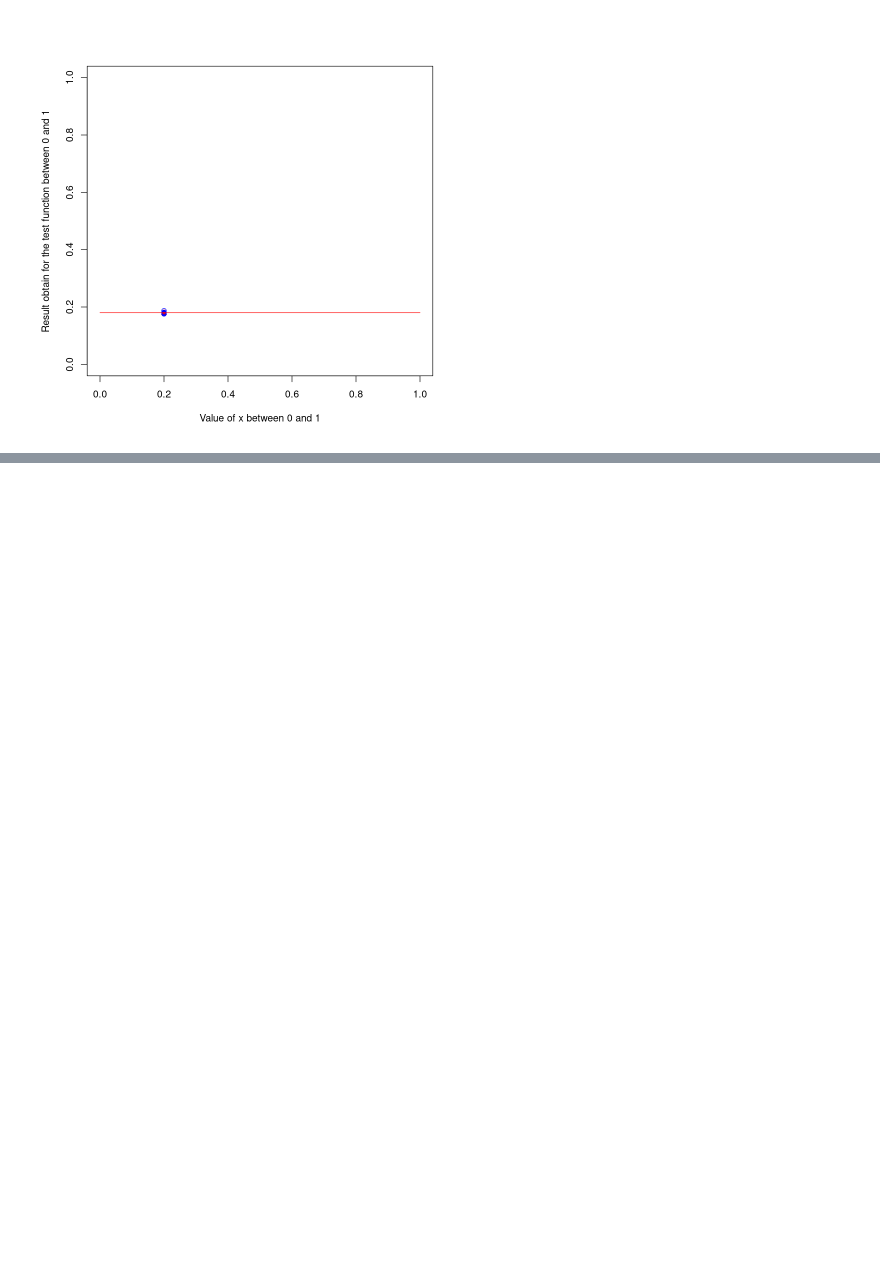
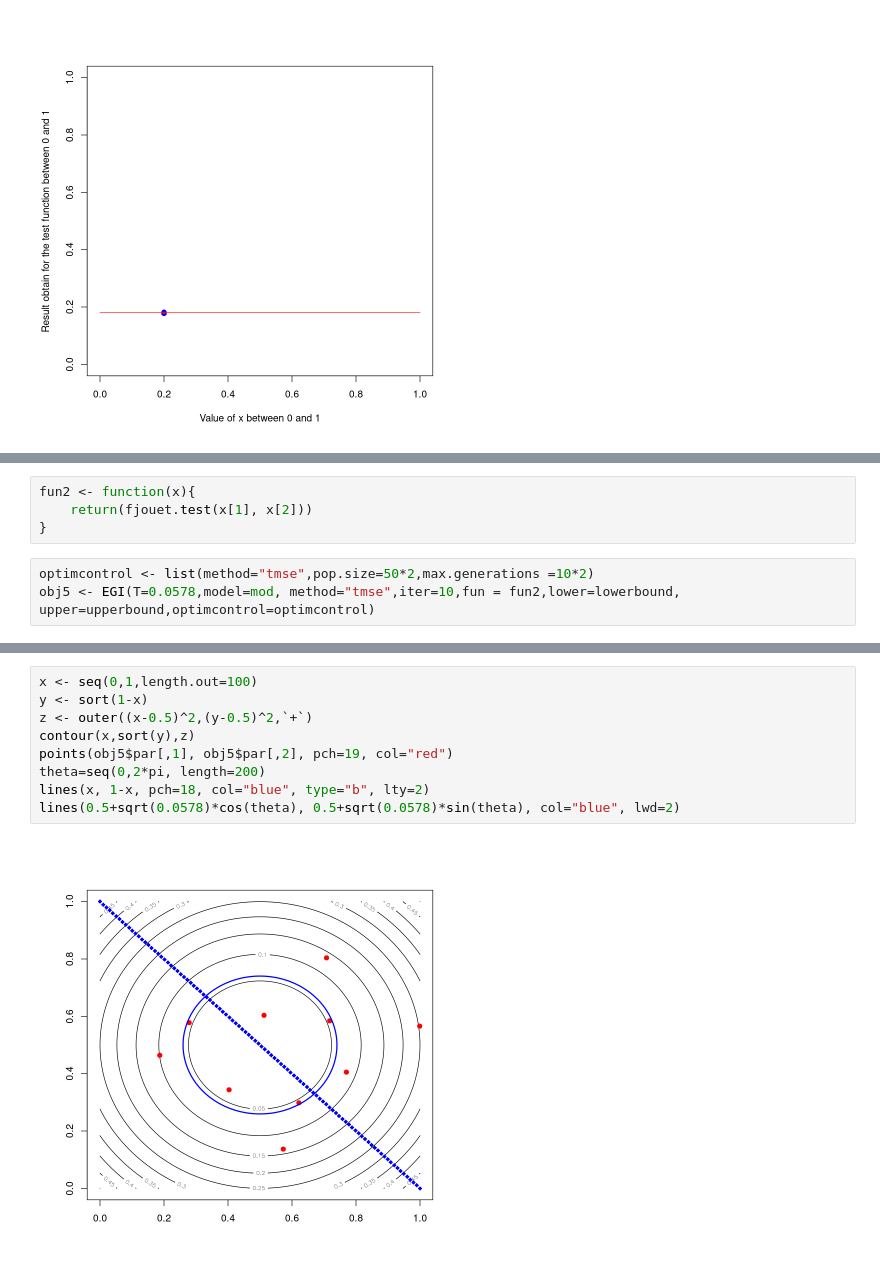
Before and after one commit to supetite/Projet-IPPON, a Jupyter notebook: TMSE lambda coordinates.ipynb, the cells around one changed output, grey strips where cells are left out. Cells and saved outputs as stored; diff of their text form; blank space fills up the shorter version.

```diff
--- a/TMSE lambda coordinates.ipynb
+++ b/TMSE lambda coordinates.ipynb
@@ -643,0 +784,7 @@ lines(0.5+sqrt(0.18)*cos(theta), 0.5+sqrt(0.18)*sin(theta), col="blue", lwd=2)
+# %%
+fun2 <- function(x){
+    return(fjouet.test(x[1], x[2]))
+}
+# %%
+optimcontrol <- list(method="tmse",pop.size=50*2,max.generations =10*2)
+obj5 <- EGI(T=0.0578,model=mod, method="tmse",iter=10,fun = fun2,lower=lowerbound, upper=upperbound,optimcontrol=optimcontrol)
@@ -643,0 +837,11 @@ lines(0.5+sqrt(0.18)*cos(theta), 0.5+sqrt(0.18)*sin(theta), col="blue", lwd=2)
+# %%
+x <- seq(0,1,length.out=100)
+y <- sort(1-x)
+z <- outer((x-0.5)^2,(y-0.5)^2,`+`)
+contour(x,sort(y),z)
+points(obj5$par[,1], obj5$par[,2], pch=19, col="red")
+theta=seq(0,2*pi, length=200)
+lines(x, 1-x, pch=18, col="blue", type="b", lty=2)
+lines(0.5+sqrt(0.0578)*cos(theta), 0.5+sqrt(0.0578)*sin(theta), col="blue", lwd=2)
+# %% [output]
+[figure, added]
```
Also changed, not shown: parts of 25 cells of this notebook.
